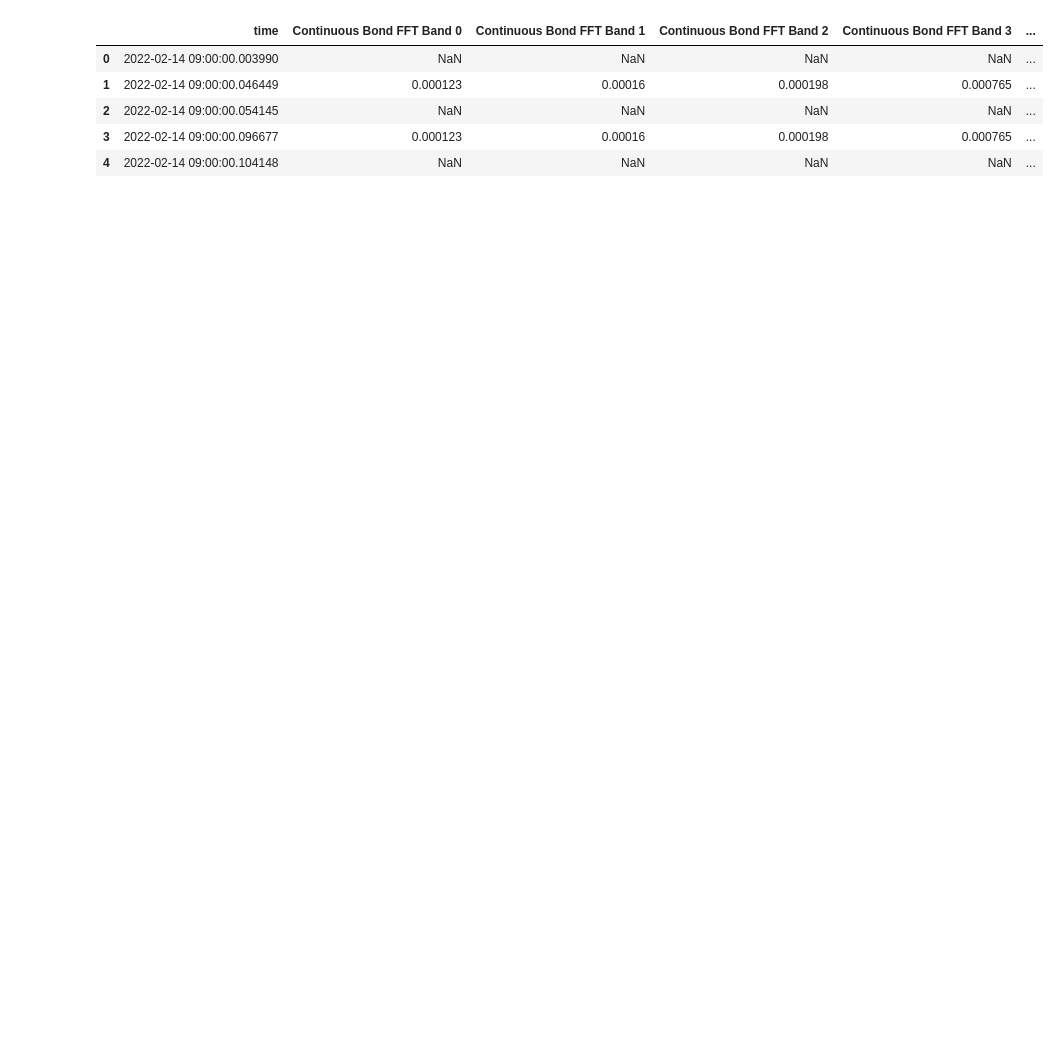
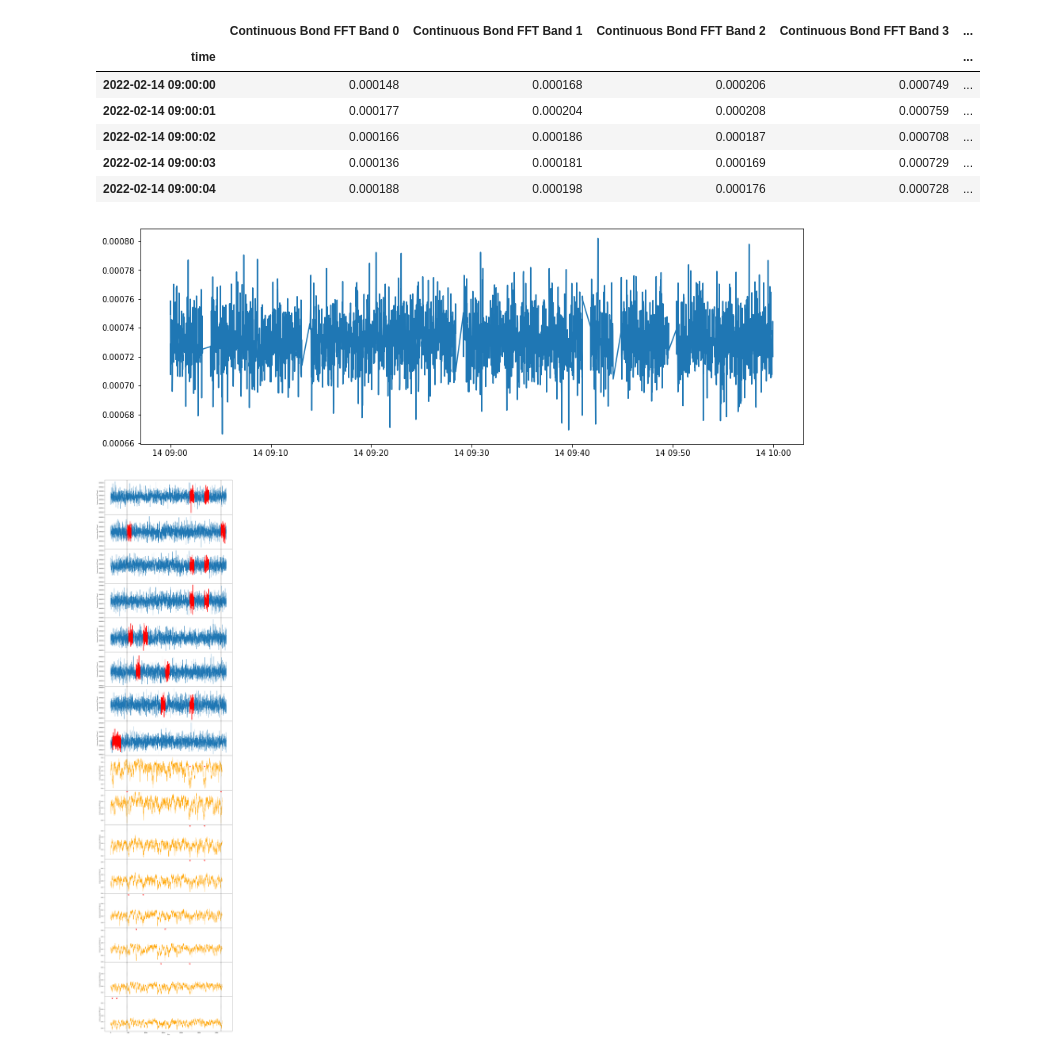
Before and after one commit to greenwaltc/PG_workspace, a Jupyter notebook: hourly-matrix-profile.ipynb, the cells around one changed output. Cells and saved outputs as stored; diff of their text form; code cells hidden in the pictures; blank space fills up the shorter version.

Commit message:
added unzippping stuff to hourly matrix profile

```diff
--- a/hourly-matrix-profile.ipynb
+++ b/hourly-matrix-profile.ipynb
@@ -61,22 +61,46 @@ def read_in_file(filename, keep_columns=None):
     if "time" in df.columns.tolist():
         df.time = pd.to_datetime(df.time, format='%Y-%m-%dT%H:%M:%S.%f')
 
+    df = df.set_index('time')
+
     if keep_columns is not None:
         drop_columns = list( set(df.columns.tolist()) - set(keep_columns) )
         df = df.drop(columns=drop_columns)
 
     return df
+# %%
+def groupby_second(df):
+    df = df.groupby(by=[df.index.year, df.index.month, df.index.day, df.index.hour, df.index.minute, df.index.second]).agg('mean')
+    df.index = pd.to_datetime(df.index.get_level_values(0).astype(str) + '-' +
+                df.index.get_level_values(1).astype(str) + '-' +
+                df.index.get_level_values(2).astype(str) + 'T' +
+                df.index.get_level_values(3).astype(str) + ':' +
+                df.index.get_level_values(4).astype(str) + ':' +
+                df.index.get_level_values(5).astype(str),
+                format='%Y-%m-%dT%H:%M:%S')
+    return df
 # %%
 for file in os.listdir(data_directory):
-    df = read_in_file(data_directory + file, ['time'] + ['Continuous Bond FFT Band ' + str(i) for i in range(8)])
+    df = read_in_file(data_directory + file, ['Continuous Bond FFT Band ' + str(i) for i in range(8)])
     # df = read_in_file(data_directory + file)
-    display(df.head())
-    plt.plot(df.time, df['Continuous'])
+    # df = df.iloc[1::2]
+    df = df.dropna()
+    df = groupby_second(df)
+    display(df.head(5))
+
+    figure(figsize=(15,5))
+    plt.plot(df.index, df['Continuous Bond FFT Band 3'])
+    plt.show()
+
+    do_matrix_profile(df, 120)
     break
 # %% [output]
-|  | time | Continuous Bond FFT Band 0 | Continuous Bond FFT Band 1 | Continuous Bond FFT Band 2 | Continuous Bond FFT Band 3 | ... |
-| 0 | 2022-02-14 09:00:00.003990 | NaN | NaN | NaN | NaN | ... |
-| 1 | 2022-02-14 09:00:00.046449 | 0.000123 | 0.00016 | 0.000198 | 0.000765 | ... |
-| 2 | 2022-02-14 09:00:00.054145 | NaN | NaN | NaN | NaN | ... |
-| 3 | 2022-02-14 09:00:00.096677 | 0.000123 | 0.00016 | 0.000198 | 0.000765 | ... |
-| 4 | 2022-02-14 09:00:00.104148 | NaN | NaN | NaN | NaN | ... |
+|  | Continuous Bond FFT Band 0 | Continuous Bond FFT Band 1 | Continuous Bond FFT Band 2 | Continuous Bond FFT Band 3 | ... |
+| time |  |  |  |  | ... |
+| 2022-02-14 09:00:00 | 0.000148 | 0.000168 | 0.000206 | 0.000749 | ... |
+| 2022-02-14 09:00:01 | 0.000177 | 0.000204 | 0.000208 | 0.000759 | ... |
+| 2022-02-14 09:00:02 | 0.000166 | 0.000186 | 0.000187 | 0.000708 | ... |
+| 2022-02-14 09:00:03 | 0.000136 | 0.000181 | 0.000169 | 0.000729 | ... |
+| 2022-02-14 09:00:04 | 0.000188 | 0.000198 | 0.000176 | 0.000728 | ... |
+[figure, added]
+[figure, added]
```
